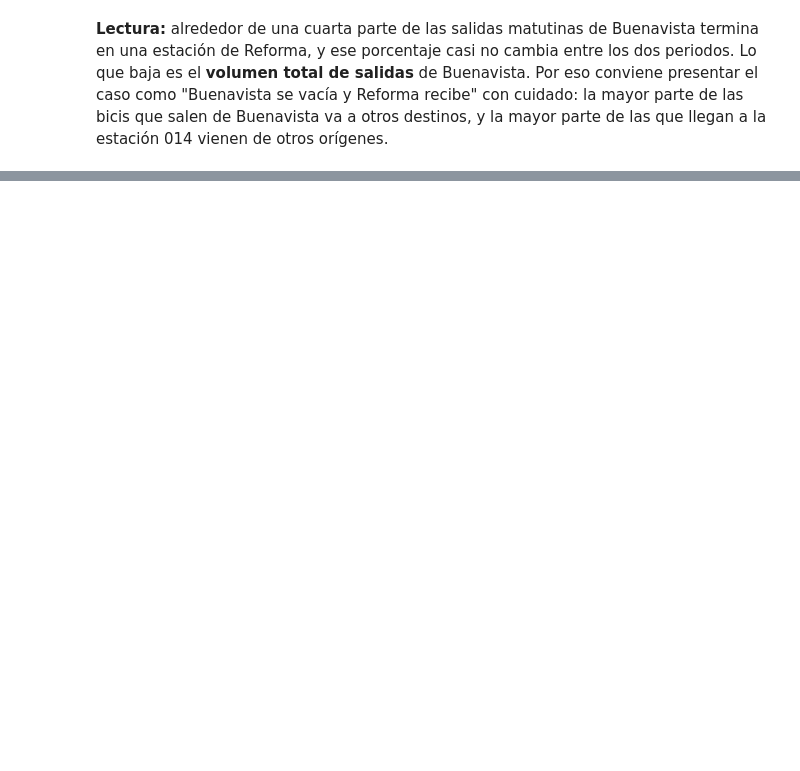
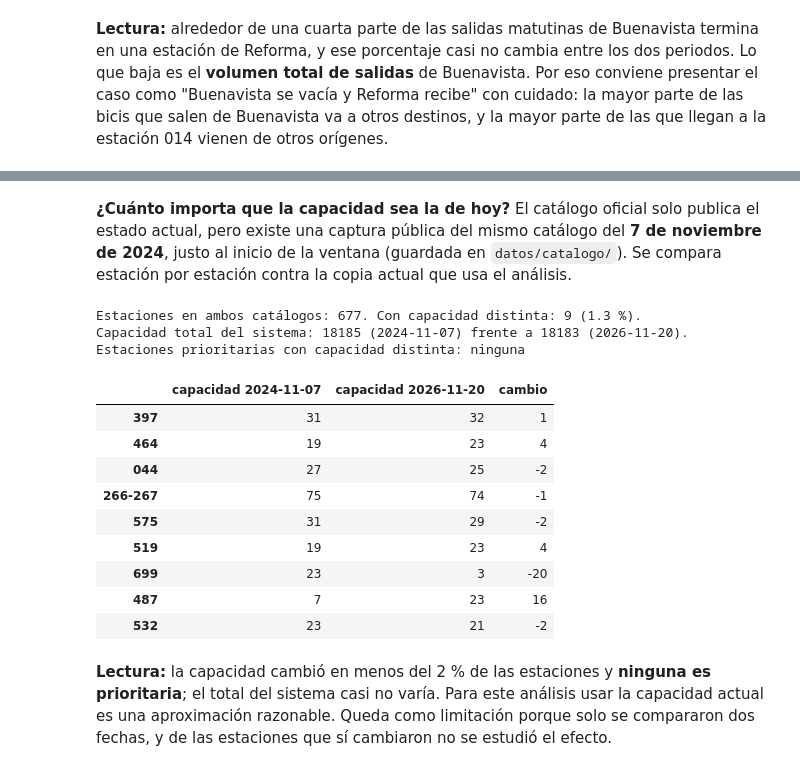
Before and after one commit to jcarlosmhmx/ecobici-ciencia-de-datos, a Jupyter notebook: notebooks/03_analisis.ipynb, the cells around one changed output, grey strips where cells are left out. Saved outputs shown, nothing was run; the diff lists cells and outputs as text; code cells hidden in the pictures; blank space fills up the shorter version.

```diff
--- a/notebooks/03_analisis.ipynb
+++ b/notebooks/03_analisis.ipynb
@@ -347,0 +419,36 @@ cor.rename(columns={"dias": "días con actividad", "salidas_por_dia": "salidas p
+# %% [markdown]
+**¿Cuánto importa que la capacidad sea la de hoy?** El catálogo oficial solo publica el estado actual, pero existe una captura pública del mismo catálogo del **7 de noviembre de 2024**, justo al inicio de la ventana (guardada en `datos/catalogo/`). Se compara estación por estación contra la copia actual que usa el análisis.
+# %%
+import json
+
+def capacidades(nombre):
+    est = json.loads((config.CATALOGO / nombre).read_text(encoding="utf8"))["data"]["stations"]
+    return pd.Series({e["short_name"]: e["capacity"] for e in est})
+
+cap_2024 = capacidades("station_information_2024-11-07.json")
+cap_hoy = capacidades("station_information_2026-11-20.json")
+comun = cap_2024.index.intersection(cap_hoy.index)
+dif = pd.DataFrame({"capacidad 2024-11-07": cap_2024[comun], "capacidad 2026-11-20": cap_hoy[comun]})
+dif["cambio"] = dif["capacidad 2026-11-20"] - dif["capacidad 2024-11-07"]
+cambiaron = dif[dif["cambio"] != 0]
+print(f"Estaciones en ambos catálogos: {len(comun)}. Con capacidad distinta: {len(cambiaron)} ({100 * len(cambiaron) / len(comun):.1f} %).")
+print(f"Capacidad total del sistema: {cap_2024.sum()} (2024-11-07) frente a {cap_hoy.sum()} (2026-11-20).")
+prior_cod = prior["est"].tolist()
+print("Estaciones prioritarias con capacidad distinta:", [c for c in prior_cod if c in cambiaron.index] or "ninguna")
+cambiaron
+# %% [output]
+Estaciones en ambos catálogos: 677. Con capacidad distinta: 9 (1.3 %).
+Capacidad total del sistema: 18185 (2024-11-07) frente a 18183 (2026-11-20).
+Estaciones prioritarias con capacidad distinta: ninguna
+|  | capacidad 2024-11-07 | capacidad 2026-11-20 | cambio |
+| 397 | 31 | 32 | 1 |
+| 464 | 19 | 23 | 4 |
+| 044 | 27 | 25 | -2 |
+| 266-267 | 75 | 74 | -1 |
+| 575 | 31 | 29 | -2 |
+| 519 | 19 | 23 | 4 |
+| 699 | 23 | 3 | -20 |
+| 487 | 7 | 23 | 16 |
+| 532 | 23 | 21 | -2 |
+# %% [markdown]
+**Lectura:** la capacidad cambió en menos del 2 % de las estaciones y **ninguna es prioritaria**; el total del sistema casi no varía. Para este análisis usar la capacidad actual es una aproximación razonable. Queda como limitación porque solo se compararon dos fechas, y de las estaciones que sí cambiaron no se estudió el efecto.
```
Also changed, not shown: parts of 10 cells of this notebook, 9 other files.
